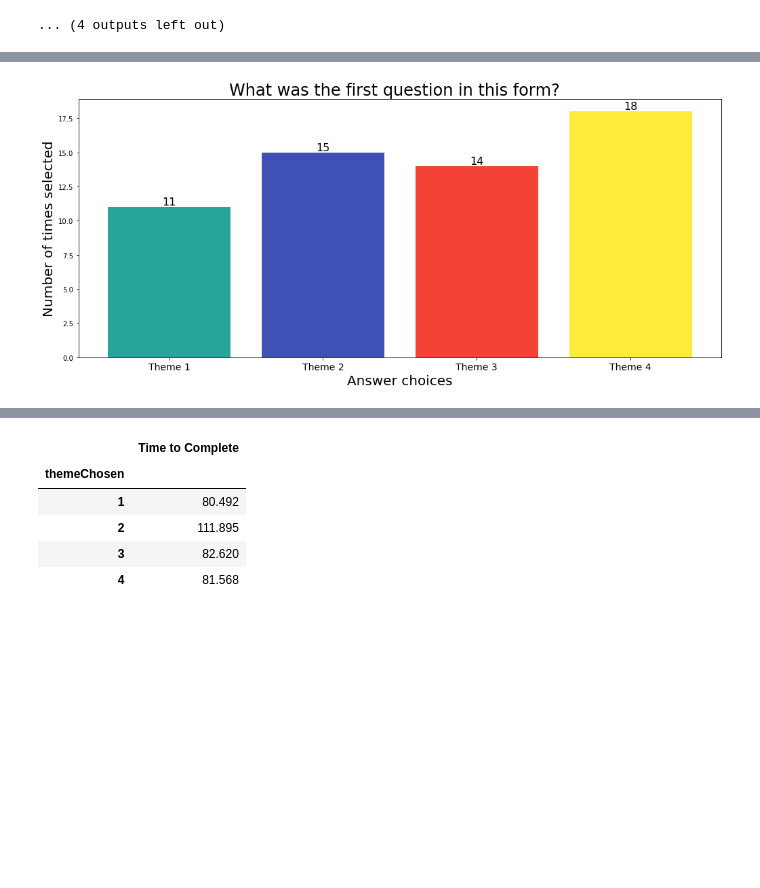
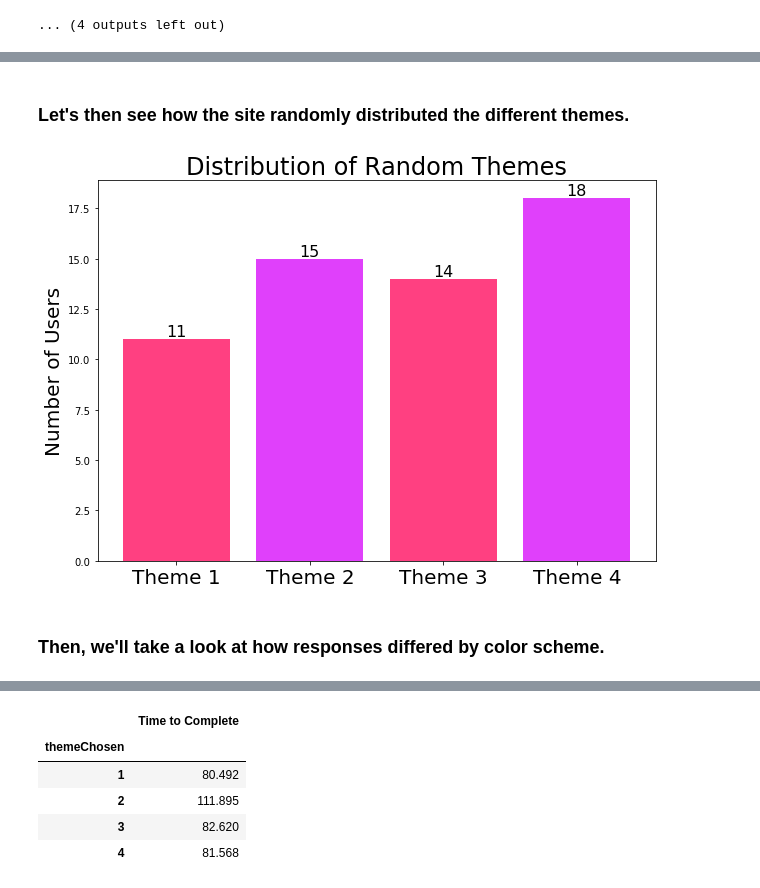
Before and after one commit to smitheric95/AB-Testing-Form, a Jupyter notebook: Data Analysis/Survey Data Analysis.ipynb, the cells around one changed output, grey strips where cells are left out. Cells and saved outputs as stored; diff of their text form; code cells hidden in the pictures; blank space fills up the shorter version.

```diff
--- a/Data Analysis/Survey Data Analysis.ipynb
+++ b/Data Analysis/Survey Data Analysis.ipynb
@@ -243,3 +178,5 @@ for cur_question in last_page_questions:
+# %% [markdown]
+### Let's then see how the site randomly distributed the different themes.
 # %%
 df_colors = df.groupby("themeChosen").size()
 df_colors
@@ -247,17 +193,19 @@ themes = ["Theme " + str(i) for i in range(1,5)]
 # %%
-    y_pos = np.arange(len(df_colors))
-    plt.figure(figsize=(17,7))
-    bars = plt.bar(y_pos, df_colors, align='center', color=colors)
-    plt.xticks(y_pos, themes, size=14)
-    plt.xlabel('Answer', size=20)
-    plt.ylabel('Number of Users', size=20)
-    plt.title("Distribution of Random Themes", size=24)
+y_pos = np.arange(len(df_colors))
+plt.figure(figsize=(10,7))
+bars = plt.bar(y_pos, df_colors, align='center', color=colors)
+plt.xticks(y_pos, themes, size=20)
 
-    for rect in bars:
-        height = rect.get_height()
-        plt.text(rect.get_x() + rect.get_width()/2.0, height,
-                 '%d' % int(height), ha='center', va='bottom', size=16)
+plt.ylabel('Number of Users', size=20)
+plt.title("Distribution of Random Themes", size=24)
 
-    plt.show()
+for rect in bars:
+    height = rect.get_height()
+    plt.text(rect.get_x() + rect.get_width()/2.0, height,
+             '%d' % int(height), ha='center', va='bottom', size=16)
+
+plt.show()
 # %% [output]
-[figure, old version]
+[figure, new version]
+# %% [markdown]
+### Then, we'll take a look at how responses differed by color scheme.
```
Also changed, not shown: parts of 12 cells of this notebook, 1 other file.
